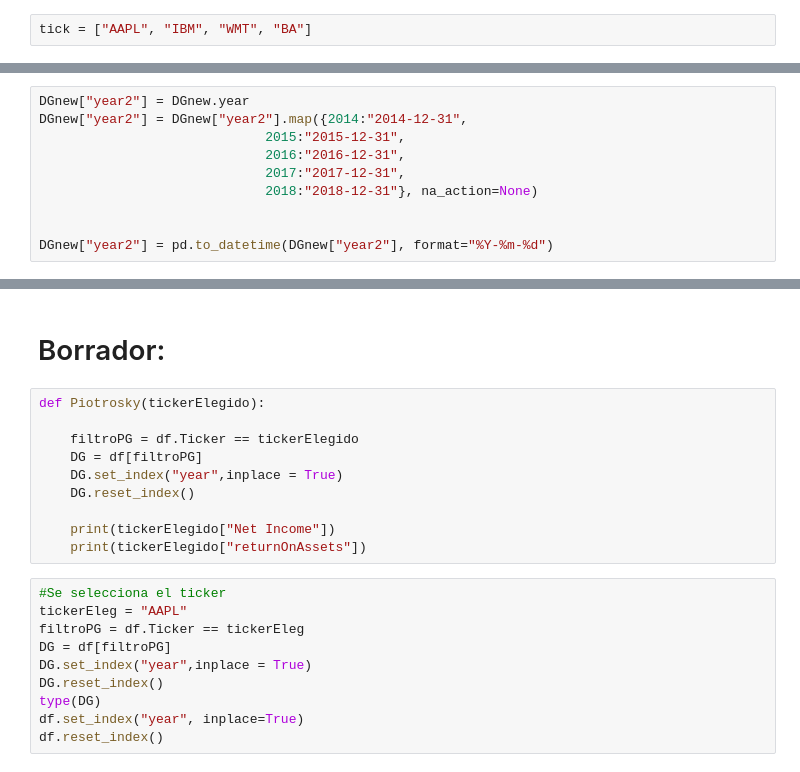
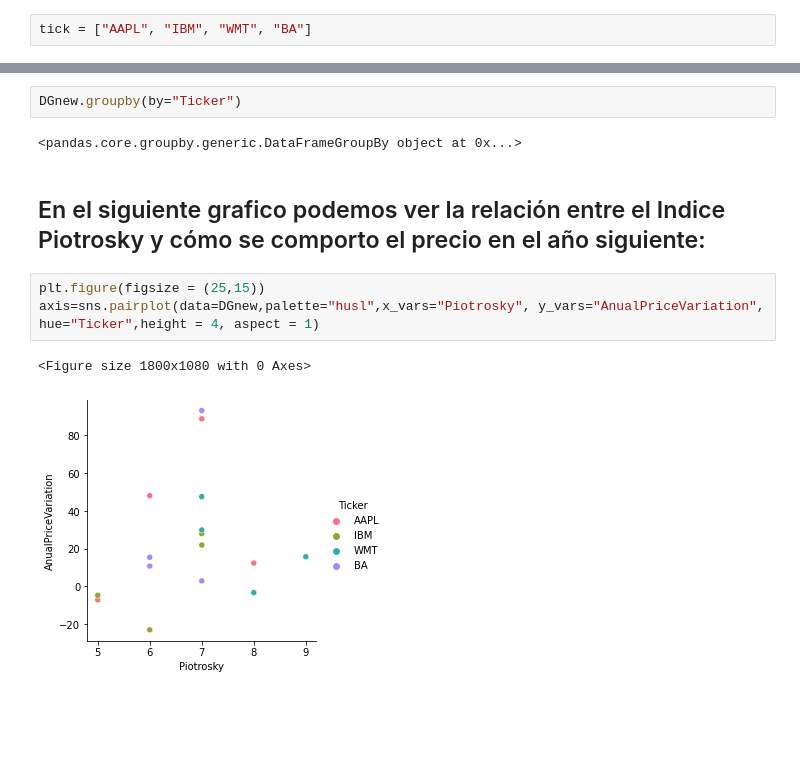
Before and after one commit to Mentoria-Financiera-DiploDatos/Entrega3, a Jupyter notebook: Entrega3_DatosFinancieros.ipynb, the cells around one changed output, grey strips where cells are left out. Cells and saved outputs as stored; diff of their text form; blank space fills up the shorter version.

```diff
--- a/Entrega3_DatosFinancieros.ipynb
+++ b/Entrega3_DatosFinancieros.ipynb
@@ -214,10 +201,0 @@ DGnew
-# %%
-DGnew["year2"] = DGnew.year
-DGnew["year2"] = DGnew["year2"].map({2014:"2014-12-31",
-                             2015:"2015-12-31",
-                             2016:"2016-12-31",
-                             2017:"2017-12-31",
-                             2018:"2018-12-31"}, na_action=None)
-
-
-DGnew["year2"] = pd.to_datetime(DGnew["year2"], format="%Y-%m-%d")
@@ -353,22 +202,12 @@ t
-# %% [markdown]
-# Borrador:
-# %%
-def Piotrosky(tickerElegido):
-
-    filtroPG = df.Ticker == tickerElegido
-    DG = df[filtroPG]
-    DG.set_index("year",inplace = True)
-    DG.reset_index()
-
-    print(tickerElegido["Net Income"])
-    print(tickerElegido["returnOnAssets"])
-# %%
-#Se selecciona el ticker
-tickerEleg = "AAPL"
-filtroPG = df.Ticker == tickerEleg
-DG = df[filtroPG]
-DG.set_index("year",inplace = True)
-DG.reset_index()
-type(DG)
-df.set_index("year", inplace=True)
-df.reset_index()
+# %%
+DGnew.groupby(by="Ticker")
+# %% [output]
+<pandas.core.groupby.generic.DataFrameGroupBy object at 0x...>
+# %% [markdown]
+## En el siguiente grafico podemos ver la relación entre el Indice Piotrosky y cómo se comporto el precio en el año siguiente:
+# %%
+plt.figure(figsize = (25,15))
+axis=sns.pairplot(data=DGnew,palette="husl",x_vars="Piotrosky", y_vars="AnualPriceVariation", hue="Ticker",height = 4, aspect = 1)
+# %% [output]
+<Figure size 1800x1080 with 0 Axes>
+[figure, added]
```
Also changed, not shown: parts of 28 cells of this notebook.
